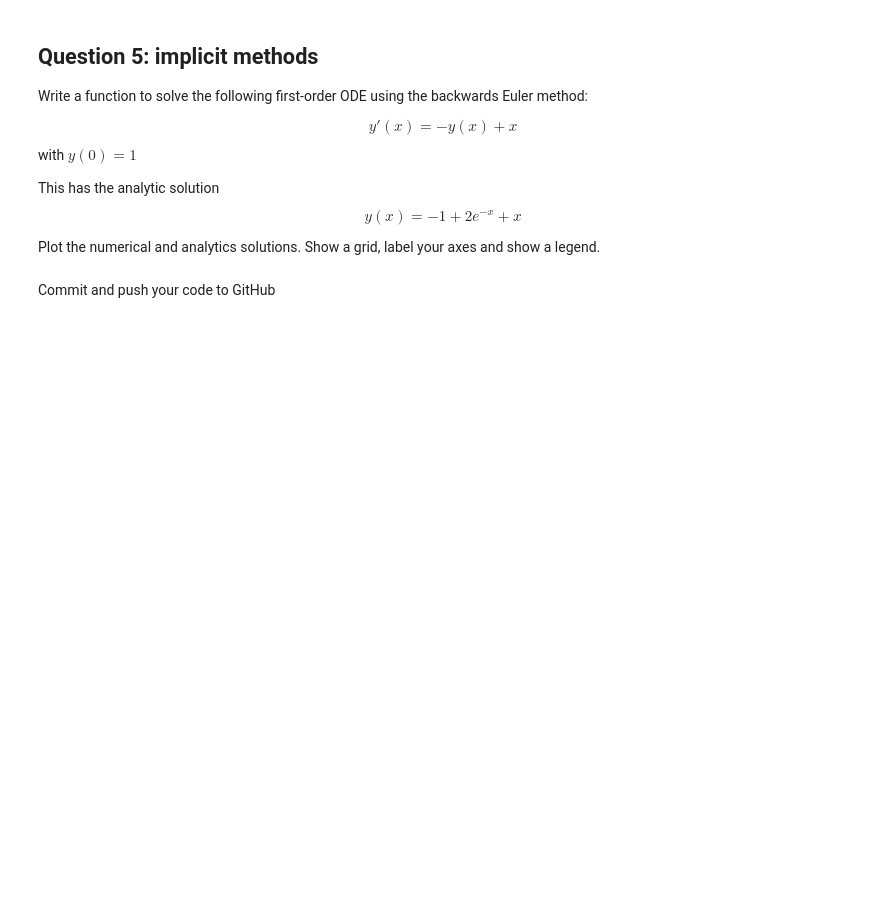
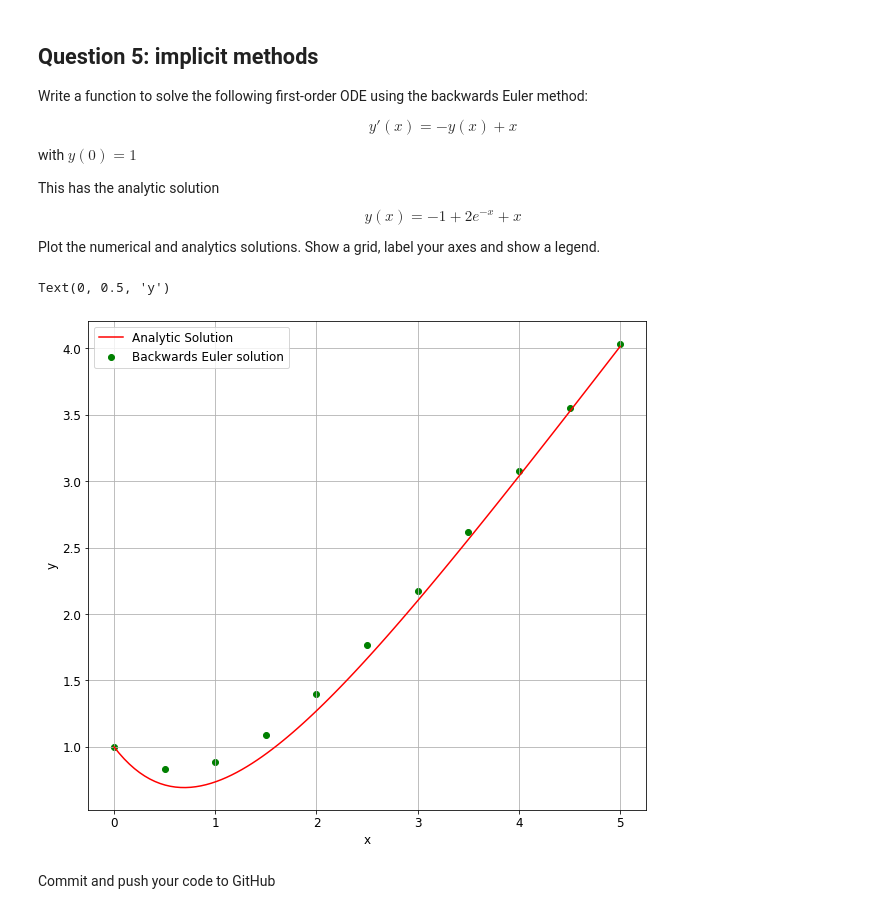
Before and after one commit to MichealHeanue/ACM20030, a Jupyter notebook: Assignment-3.ipynb, the cells around one changed output. Cells and saved outputs as stored; diff of their text form; code cells hidden in the pictures; blank space fills up the shorter version.

```diff
--- a/Assignment-3.ipynb
+++ b/Assignment-3.ipynb
@@ -337,6 +331,27 @@ $$
 $$
 
 Plot the numerical and analytics solutions. Show a grid, label your axes and show a legend.
+# %%
+def BackwardsEuler(dx, x0, y0, numsteps, plotSteps=False):
+    steps = np.zeros((numsteps+1,2))
+    steps[0,0] = x0
+    steps[0,1] = y0
+    for i in range(1,numsteps+1):
+        steps[i,0] = x0 + dx*i #steps[i,0] = xi, steps[i,1] = yi
+        steps[i,1] = (steps[i-1,1]+steps[i-1,0]*dx+dx*dx)/(1+dx) #y[i+1] = (y[i]+xdx+dx^2)/(1+dx)
+    if(plotSteps):
+        plt.scatter(steps[:,0], steps[:,1],color='g',label="Backwards Euler solution")
+    return [xi, yi]
+BackwardsEuler(.5,0,1,10,True)
+plt.grid(True)
+x = np.linspace(0,5,100)
+plt.plot(x,-1+2*np.e**-x+x,'r-',label="Analytic Solution")
+plt.legend()
+plt.xlabel("x")
+plt.ylabel("y")
+# %% [output]
+Text(0, 0.5, 'y')
+[figure, added]
 # %% [markdown]
 Commit and push your code to GitHub
 # %% [markdown]
```
Also changed, not shown: parts of 2 cells of this notebook.
